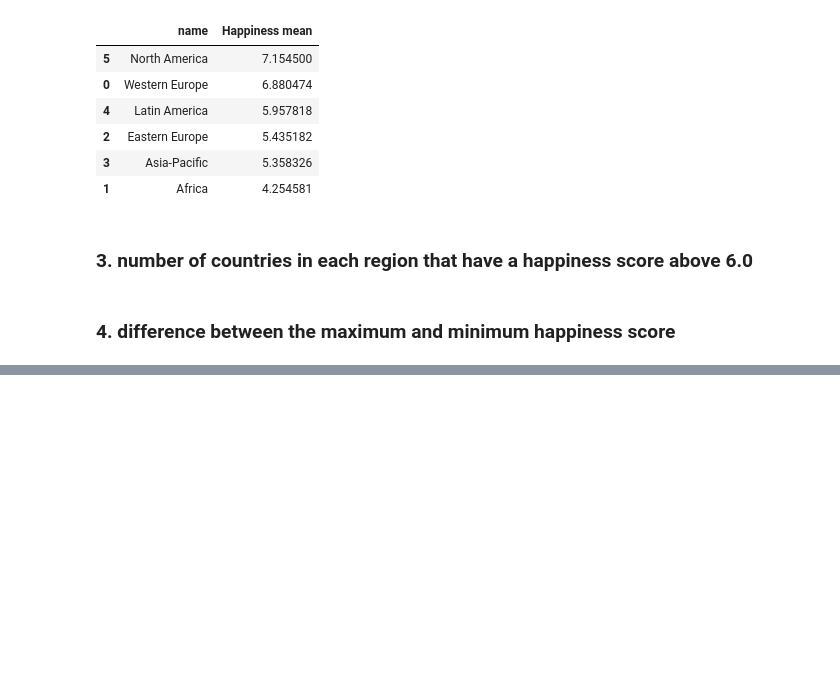
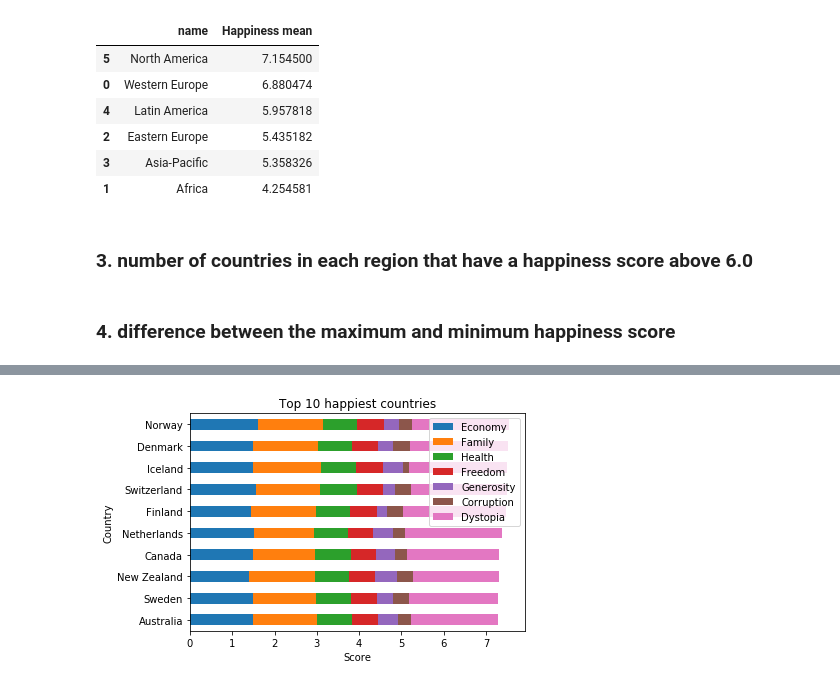
Before and after one commit to Bornatch/EPFL, a Jupyter notebook: ML/Cours1/01_10_course_project.ipynb, the cells around one changed output, grey strips where cells are left out. Drawn from its saved outputs; the diff is of its cells as text; code cells hidden in the pictures; blank space fills up the shorter version.

```diff
--- a/ML/Cours1/01_10_course_project.ipynb
+++ b/ML/Cours1/01_10_course_project.ipynb
@@ -241,0 +270,13 @@ Name: Happiness Score, dtype: float64
+# %%
+#df_plot.set_index('Country', )
+df_plot = pd.DataFrame(df_10happy, columns=['Country','Economy', 'Family','Health', 'Freedom','Generosity','Corruption','Dystopia'])
+df_plot.set_index('Country', inplace=True)
+df_plot.plot.barh(stacked=True)
+
+plt.title('Top 10 happiest countries')
+#plt.ylabel('')
+plt.xlabel('Score')
+plt.gca().invert_yaxis()
+plt.show()
+# %% [output]
+[figure, added]
```
Also changed, not shown: parts of 13 cells of this notebook.
